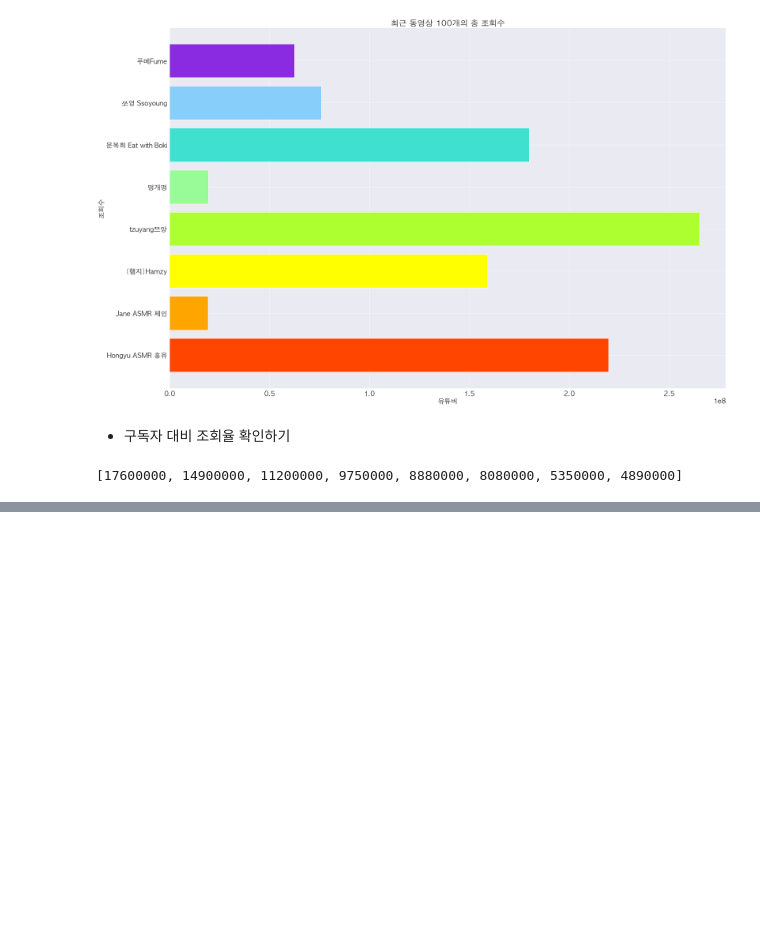
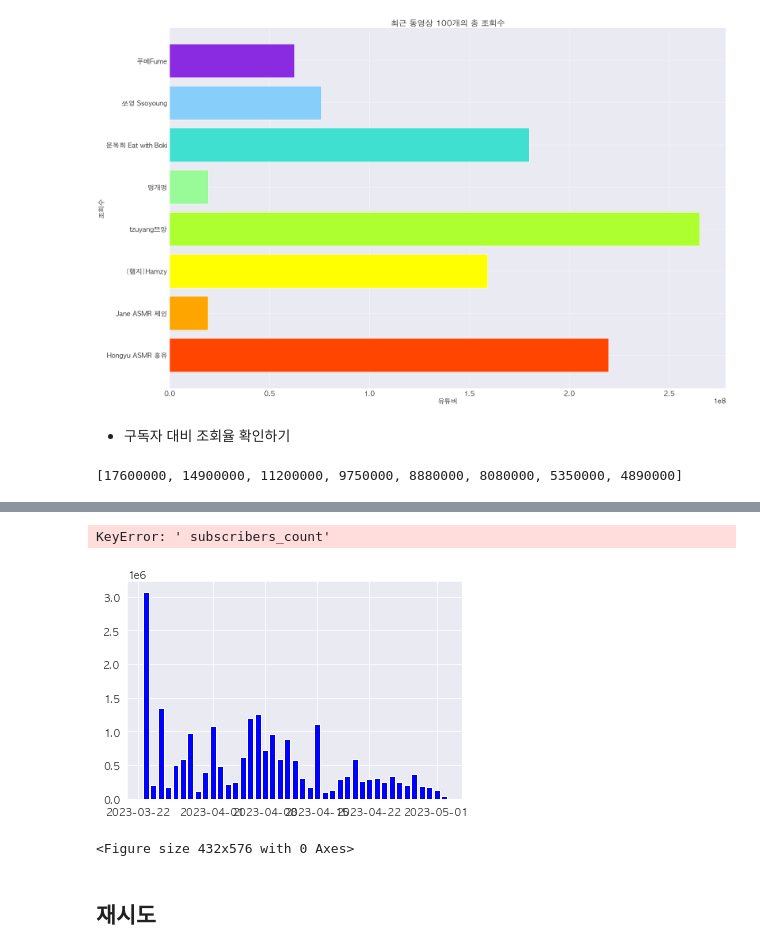
Before and after one commit to DEVCOURSE-TEAM-04-02/youtube_api, a Jupyter notebook: soyeon/visualize_youtube_data.ipynb, the cells around one changed output, grey strips where cells are left out. Drawn from its saved outputs; the diff is of its cells as text; code cells hidden in the pictures; blank space fills up the shorter version.

```diff
--- a/soyeon/visualize_youtube_data.ipynb
+++ b/soyeon/visualize_youtube_data.ipynb
@@ -173,0 +478,4 @@ recent_view_list = [value[0] for value in total_recent_view_count_df.values.toli
+# %%
+grouped_df = merged_df.groupby(['channel_id', pd.Grouper(key='업로드날짜', freq='D')]).sum().reset_index()
+
+grouped_df
@@ -173,0 +496,4 @@ recent_view_list = [value[0] for value in total_recent_view_count_df.values.toli
+# %%
+df = grouped_df[grouped_df['channel_id'] == 'UC2fsxQr6Hcx1enORxXgKpxQ']
+
+df
@@ -173,0 +538,24 @@ recent_view_list = [value[0] for value in total_recent_view_count_df.values.toli
+# %%
+
+# 업로드날짜를 x축으로, 구독자 수와 조회수를 y축으로
+fig, ax = plt.subplots()
+
+plt.figure(figsize=(6, 8))
+
+ax.bar(df['업로드날짜'], df['조회수'], color='blue', label='조회수')
+ax.bar(df['업로드날짜'], channel_df.loc[channel_df['channel_id'] == 'abc', ' subscribers_count'].values[0], color='orange', label='구독자 수')
+
+# 범례 설정
+ax.legend()
+
+# 축 레이블 설정
+ax.set_xlabel('업로드날짜')
+ax.set_ylabel('조회수/구독자 수')
+
+plt.show()
+# %% [output]
+KeyError: ' subscribers_count'
+[figure, added]
+<Figure size 432x576 with 0 Axes>
+# %% [markdown]
+## 재시도
```
Also changed, not shown: parts of 55 cells of this notebook.
